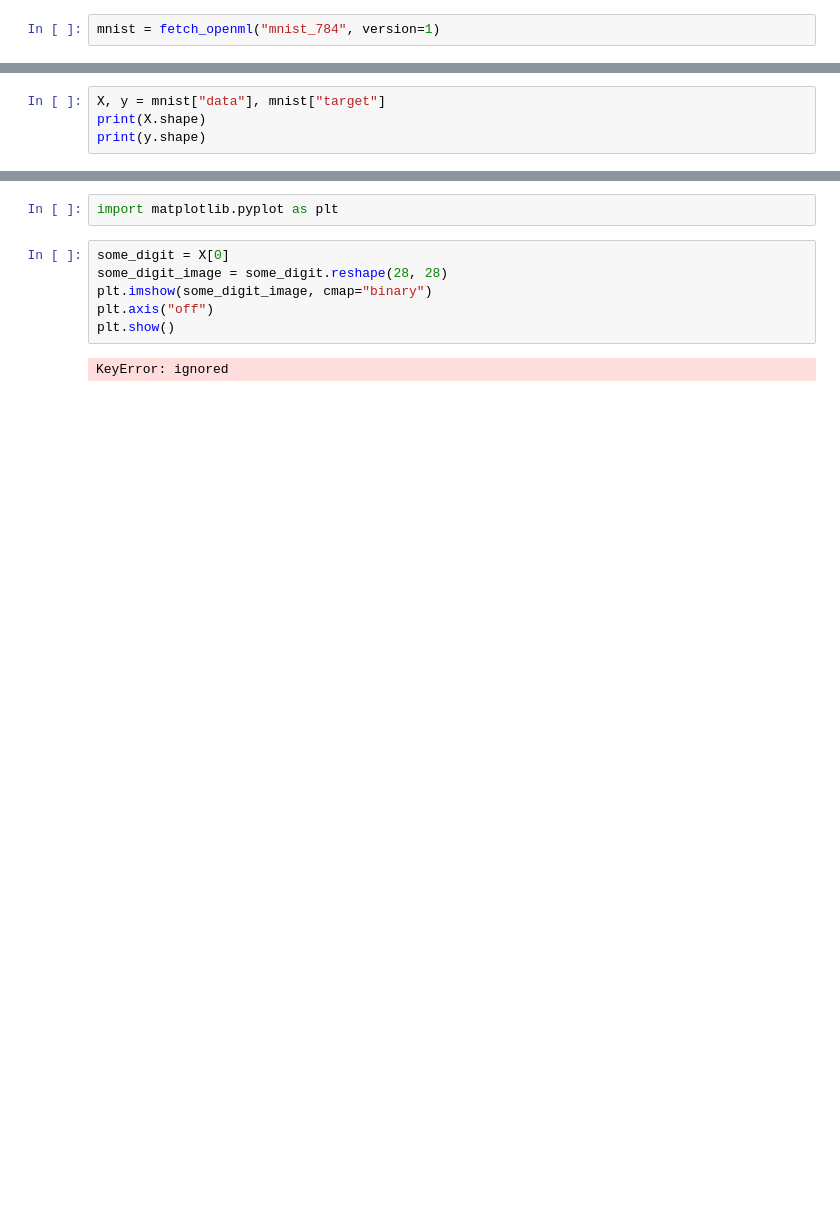
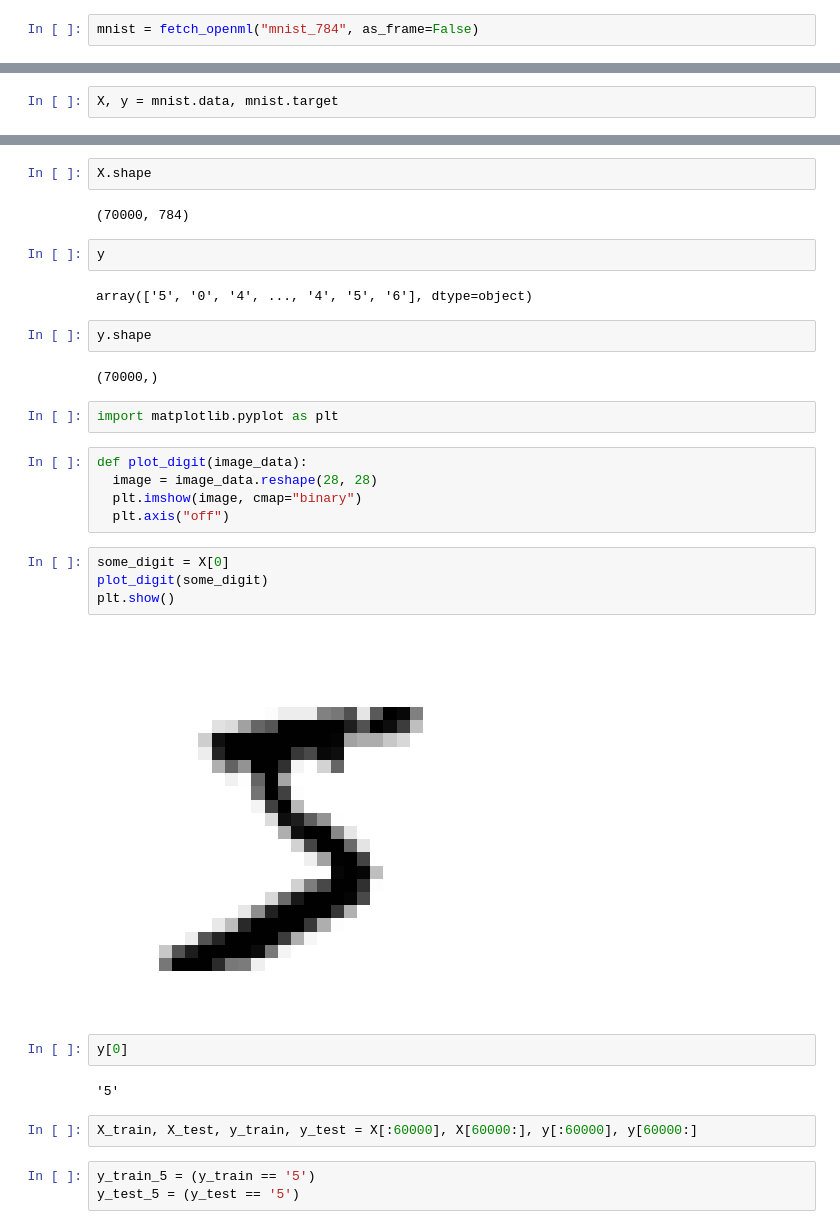
Before and after one commit to imsoumya18/machine_learning, a Jupyter notebook: Classification_MNIST.ipynb, the cells around one changed output, grey strips where cells are left out. Saved outputs shown, nothing was run; the diff lists cells and outputs as text; blank space fills up the shorter version.

```diff
--- a/Classification_MNIST.ipynb
+++ b/Classification_MNIST.ipynb
@@ -6,2 +5,2 @@ import numpy as np
 # %%
-mnist = fetch_openml("mnist_784", version=1)
+mnist = fetch_openml("mnist_784", as_frame=False)
@@ -8,4 +27,2 @@ mnist = fetch_openml("mnist_784", version=1)
 # %%
-X, y = mnist["data"], mnist["target"]
-print(X.shape)
-print(y.shape)
+X, y = mnist.data, mnist.target
@@ -15,10 +39,34 @@ print(y.shape)
+# %%
+X.shape
+# %% [output]
+(70000, 784)
+# %%
+y
+# %% [output]
+array(['5', '0', '4', ..., '4', '5', '6'], dtype=object)
+# %%
+y.shape
+# %% [output]
+(70000,)
 # %%
 import matplotlib.pyplot as plt
 # %%
-some_digit = X[0]
-some_digit_image = some_digit.reshape(28, 28)
-plt.imshow(some_digit_image, cmap="binary")
-plt.axis("off")
-plt.show()
+def plot_digit(image_data):
+  image = image_data.reshape(28, 28)
+  plt.imshow(image, cmap="binary")
+  plt.axis("off")
-# %% [output]
-KeyError: ignored
+# %%
+some_digit = X[0]
+plot_digit(some_digit)
+plt.show()
+# %% [output]
+[figure, added]
+# %%
+y[0]
+# %% [output]
+'5'
+# %%
+X_train, X_test, y_train, y_test = X[:60000], X[60000:], y[:60000], y[60000:]
+# %%
+y_train_5 = (y_train == '5')
+y_test_5 = (y_test == '5')
```
Also changed, not shown: parts of 12 cells of this notebook.
